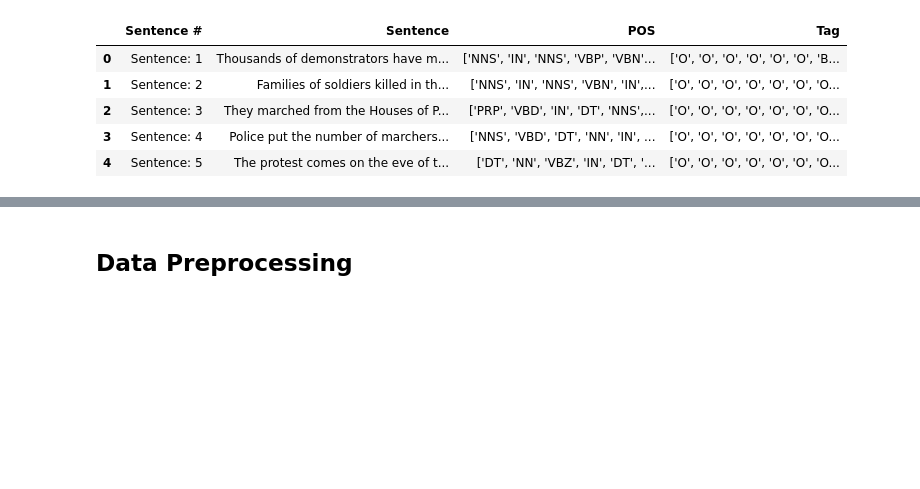
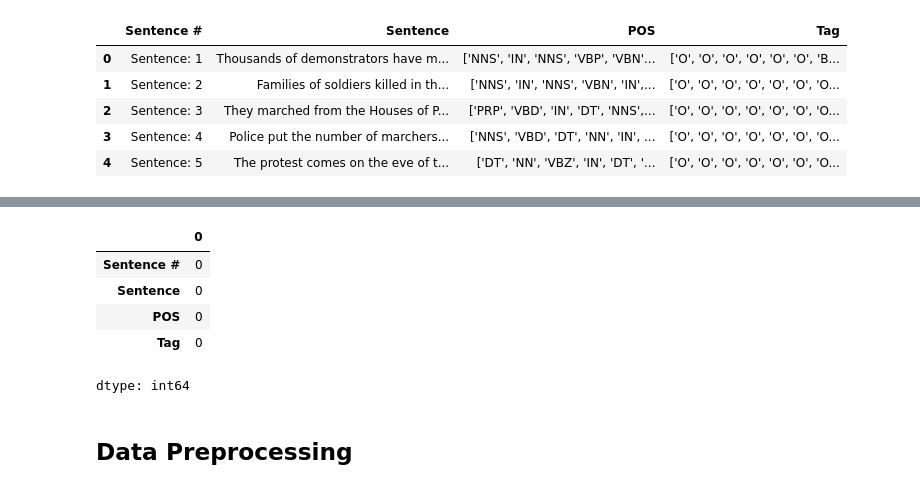
Before and after one commit to Daniel-Rossi-16/NLP_3_NER, a Jupyter notebook: NER_Analysis.ipynb, the cells around one changed output, grey strips where cells are left out. Cells and saved outputs as stored; diff of their text form; code cells hidden in the pictures; blank space fills up the shorter version.

```diff
--- a/NER_Analysis.ipynb
+++ b/NER_Analysis.ipynb
@@ -57,2 +96,11 @@ df.head()
+# %%
+df.isna().sum()
+# %% [output]
+|  | 0 |
+| Sentence # | 0 |
+| Sentence | 0 |
+| POS | 0 |
+| Tag | 0 |
+dtype: int64
 # %% [markdown]
 ## Data Preprocessing
```
Also changed, not shown: parts of 21 cells of this notebook.
